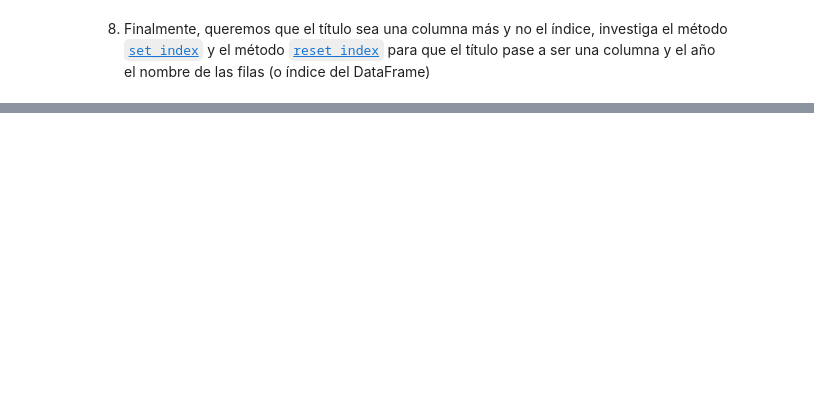
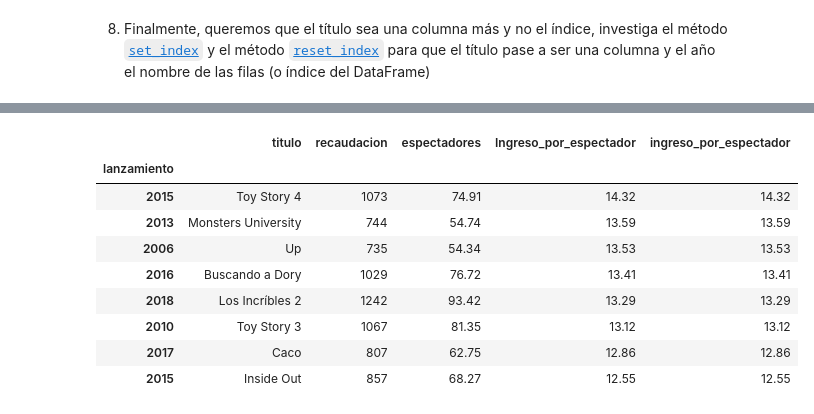
Before and after one commit to csanchosahun/DS-Online-Carlos-Sancho, a Jupyter notebook: 02_Herramientas_Avanzadas/Sprint_04/Unidad_01_Pandas_I/03_Practica_Obligatoria/18_Practica_Obligatoria_Pandas_I.ipynb, the cells around one changed output, grey strips where cells are left out. Saved outputs shown, nothing was run; the diff lists cells and outputs as text; code cells hidden in the pictures; blank space fills up the shorter version.

```diff
--- a/02_Herramientas_Avanzadas/Sprint_04/Unidad_01_Pandas_I/03_Practica_Obligatoria/18_Practica_Obligatoria_Pandas_I.ipynb
+++ b/02_Herramientas_Avanzadas/Sprint_04/Unidad_01_Pandas_I/03_Practica_Obligatoria/18_Practica_Obligatoria_Pandas_I.ipynb
@@ -185,0 +164,4 @@ df_peliculas[df_peliculas['lanzamiento'] < 2016]
+# %%
+# Añadimos la nueva columna calculada
+df_peliculas["ingreso_por_espectador"] = round(df_peliculas["recaudacion"] / df_peliculas["espectadores"], 2)
+df_peliculas
@@ -198,0 +180,4 @@ df_peliculas[df_peliculas['lanzamiento'] < 2016]
+# %%
+# Ordenamos indicando la columna con 'by' y sobreescribimos la variable
+df_peliculas = df_peliculas.sort_values(by="lanzamiento")
+df_peliculas
@@ -211,0 +196,3 @@ df_peliculas[df_peliculas['lanzamiento'] < 2016]
+# %%
+df_peliculas = df_peliculas.sort_values(by="Ingreso_por_espectador", ascending=False)
+df_peliculas
@@ -235,0 +211,22 @@ df_peliculas[df_peliculas['lanzamiento'] < 2016]
+# %%
+# Nota
+# loc viene de Localización por etiquetas (nombres explícitos).
+# iloc viene de Integer location (localización por números enteros/posición).
+
+# 1. Revertimos los años de lanzamiento
+df_peliculas.loc["Toy Story 4", "lanzamiento"] = 2015
+df_peliculas.loc["Up", "lanzamiento"] = 2006
+
+# 2. Revertimos la recaudación
+df_peliculas.loc["Monsters University", "recaudacion"] = 744
+
+# 3. Revertimos los nombres del índice usando rename
+nombres_originales = {
+    "Los Increíbles 2": "Los Incríbles 2",
+    "Coco": "Caco"
+}
+
+# Aplicamos el cambio y sobreescribimos el DataFrame
+df_peliculas = df_peliculas.rename(index=nombres_originales)
+
+df_peliculas
@@ -282,0 +245,23 @@ df_peliculas[df_peliculas['lanzamiento'] < 2016]
+# %%
+# 1. Reseteamos el índice. Los títulos pasan a ser una columna llamada "index"
+df_peliculas = df_peliculas.reset_index()
+
+# Renombramos la columna para que no se llame "index" sino "titulo"
+df_peliculas = df_peliculas.rename(columns={"index": "titulo"})
+
+# 2. Establecemos la columna "lanzamiento" como el nuevo índice de las filas
+df_peliculas = df_peliculas.set_index("lanzamiento")
+
+# Mostramos el resultado
+df_peliculas
+# %% [output]
+|  | titulo | recaudacion | espectadores | Ingreso_por_espectador | ingreso_por_espectador |
+| lanzamiento |  |  |  |  |  |
+| 2015 | Toy Story 4 | 1073 | 74.91 | 14.32 | 14.32 |
+| 2013 | Monsters University | 744 | 54.74 | 13.59 | 13.59 |
+| 2006 | Up | 735 | 54.34 | 13.53 | 13.53 |
+| 2016 | Buscando a Dory | 1029 | 76.72 | 13.41 | 13.41 |
+| 2018 | Los Incríbles 2 | 1242 | 93.42 | 13.29 | 13.29 |
+| 2010 | Toy Story 3 | 1067 | 81.35 | 13.12 | 13.12 |
+| 2017 | Caco | 807 | 62.75 | 12.86 | 12.86 |
+| 2015 | Inside Out | 857 | 68.27 | 12.55 | 12.55 |
```
Also changed, not shown: parts of 19 cells of this notebook.
